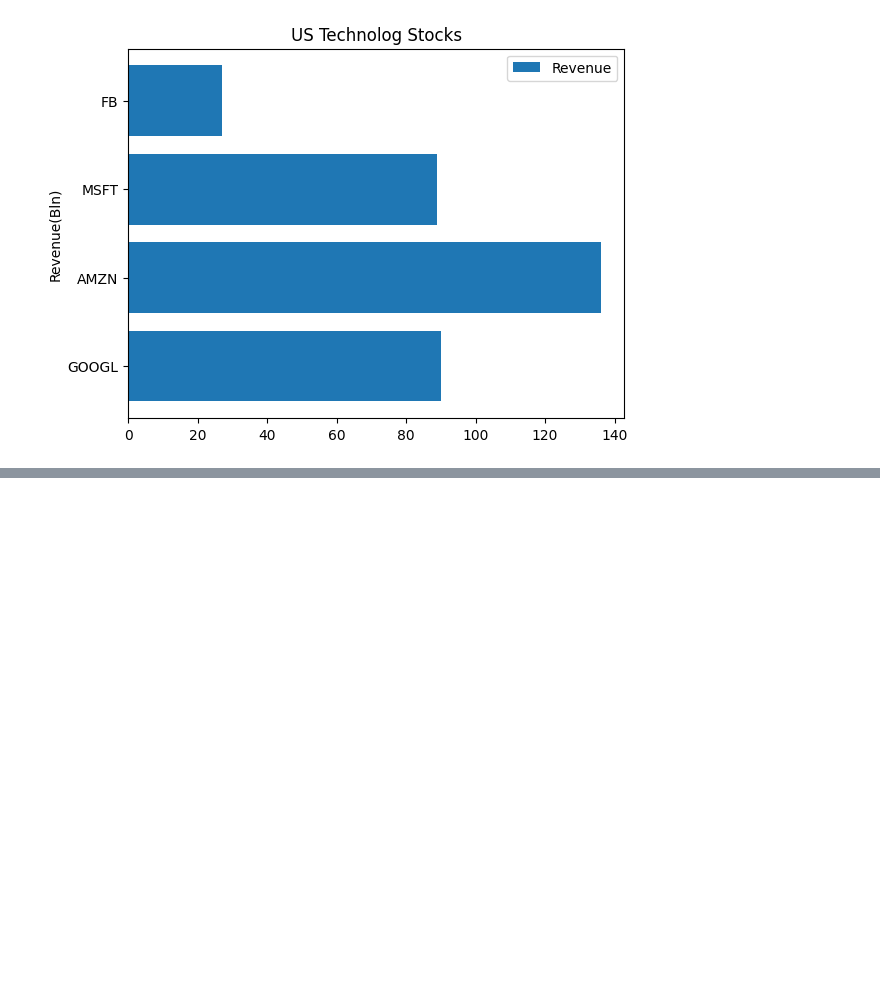
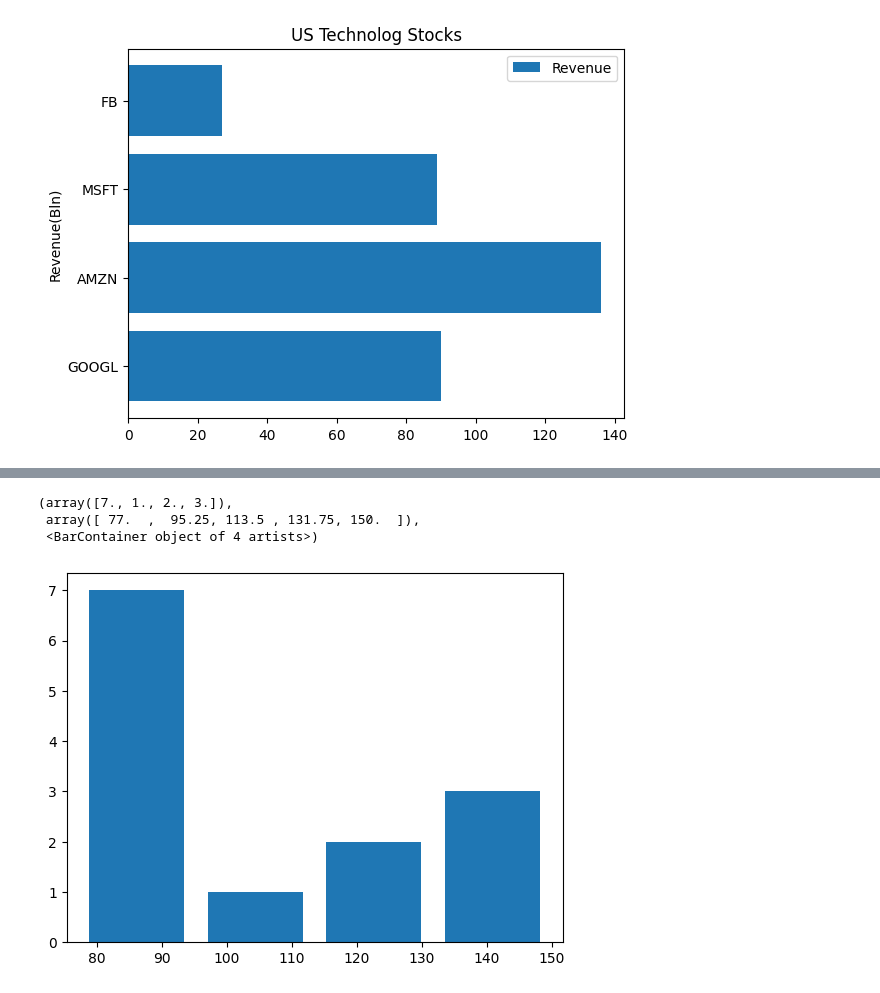
Before and after one commit to NarendarB0152/VignanUniversityWorkShop, a Jupyter notebook: Matplotlib/Matplotlib.ipynb, the cells around one changed output, grey strips where cells are left out. Drawn from its saved outputs; the diff is of its cells as text; code cells hidden in the pictures; blank space fills up the shorter version.

```diff
--- a/Matplotlib/Matplotlib.ipynb
+++ b/Matplotlib/Matplotlib.ipynb
@@ -96,0 +108,7 @@ plt.legend()
+# %%
+plt.hist(blood_sugar,rwidth=0.8,bins=4)
+# %% [output]
+(array([7., 1., 2., 3.]),
+ array([ 77.  ,  95.25, 113.5 , 131.75, 150.  ]),
+ <BarContainer object of 4 artists>)
+[figure, added]
```
Also changed, not shown: parts of 6 cells of this notebook.
